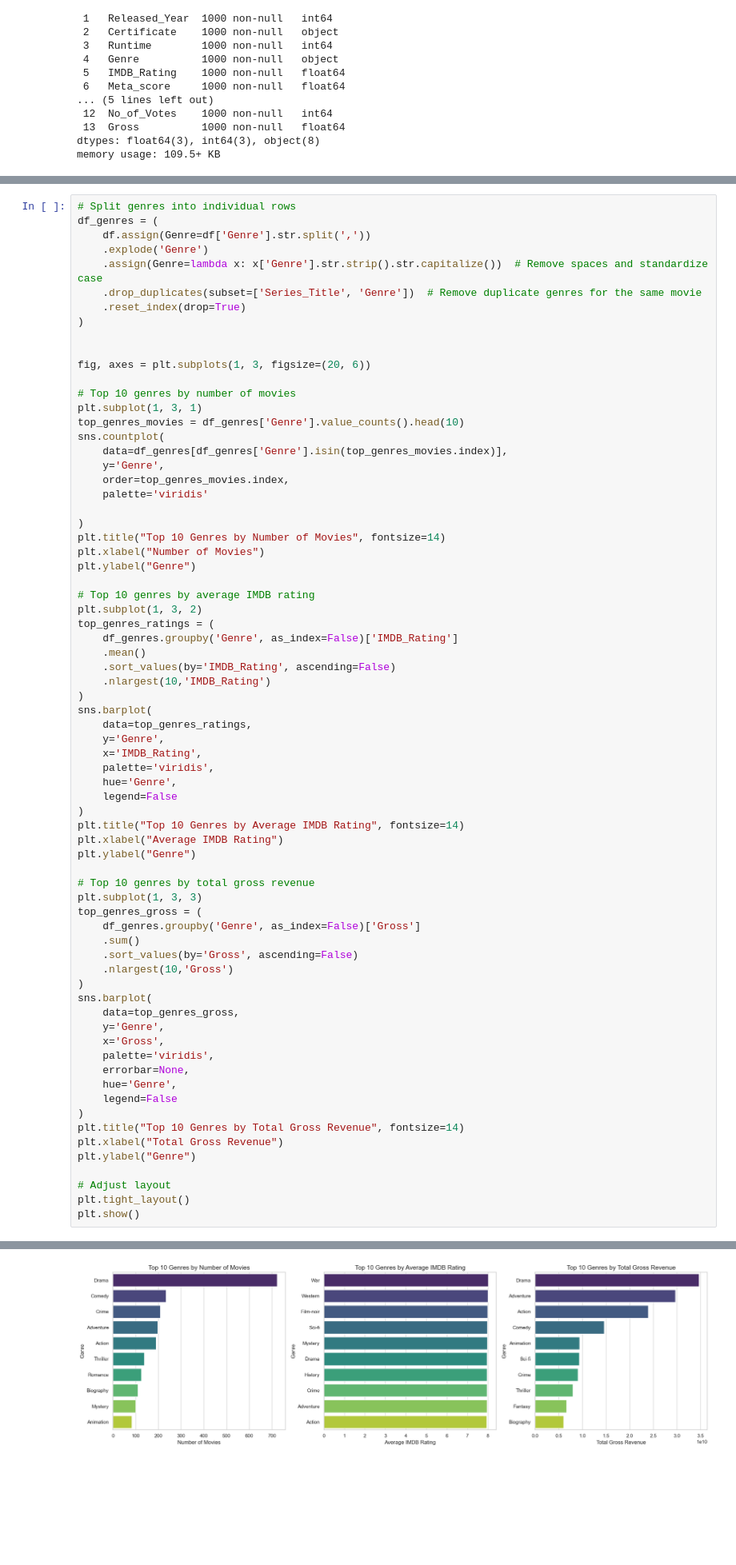
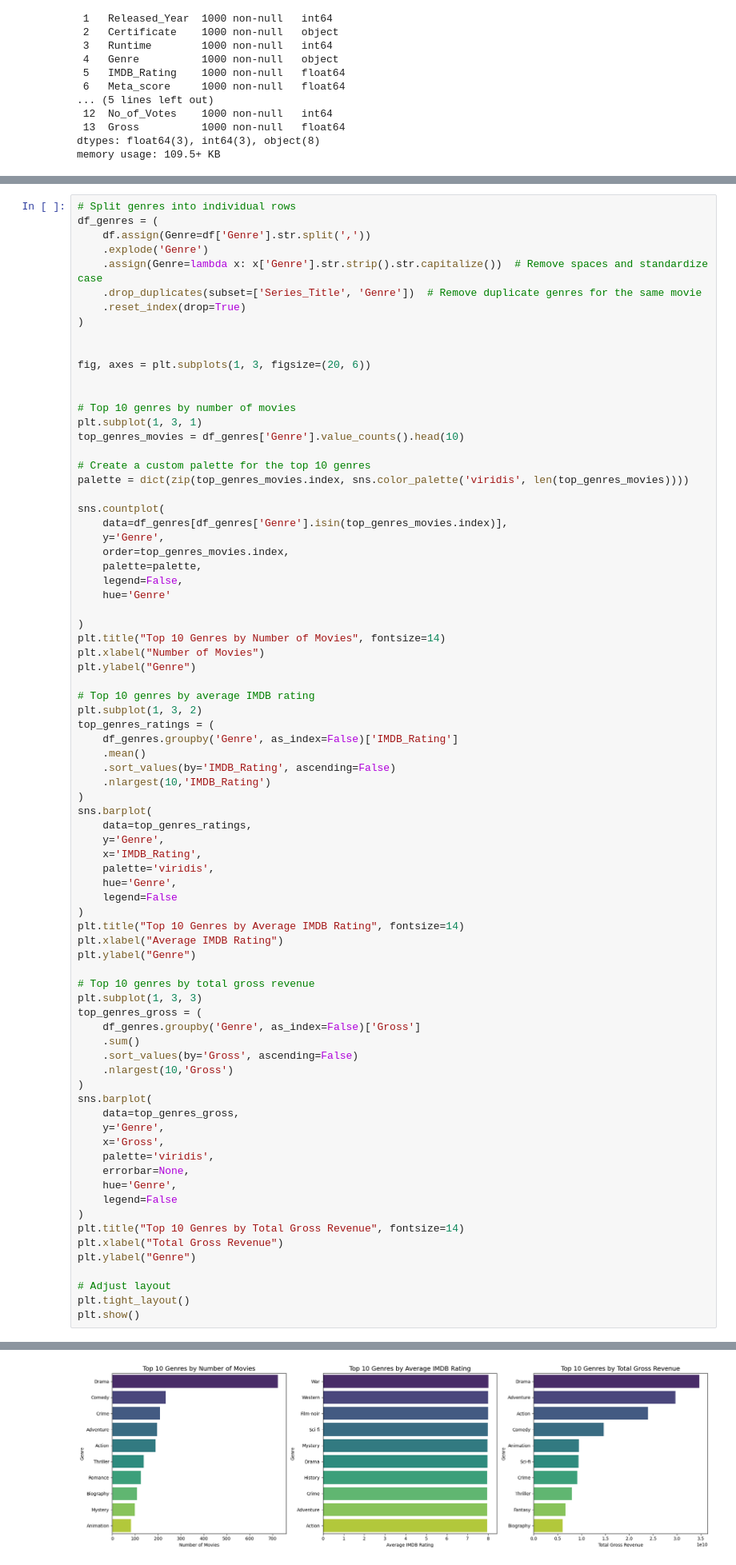
Before and after one commit to G-Bielokozowicz/IMBD-Top-1000-Analysis, a Jupyter notebook: main.ipynb, the cells around one changed output, grey strips where cells are left out. Shown at 80% size. Saved outputs shown, nothing was run; the diff lists cells and outputs as text; blank space fills up the shorter version.

```diff
--- a/main.ipynb
+++ b/main.ipynb
@@ -318,14 +319,21 @@ df_genres = (
 
 fig, axes = plt.subplots(1, 3, figsize=(20, 6))
 
+
 # Top 10 genres by number of movies
 plt.subplot(1, 3, 1)
 top_genres_movies = df_genres['Genre'].value_counts().head(10)
+
+# Create a custom palette for the top 10 genres
+palette = dict(zip(top_genres_movies.index, sns.color_palette('viridis', len(top_genres_movies))))
+
 sns.countplot(
     data=df_genres[df_genres['Genre'].isin(top_genres_movies.index)],
     y='Genre',
     order=top_genres_movies.index,
-    palette='viridis'
+    palette=palette,
+    legend=False,
+    hue='Genre'
 
 )
 plt.title("Top 10 Genres by Number of Movies", fontsize=14)
@@ -383,4 +388,4 @@ Passing `palette` without assigning `hue` is deprecated and will be removed in v
-[figure, old version]
+[figure, new version]
 # %%
 
 fig, axes = plt.subplots(1, 2, figsize=(20, 6))
```
Also changed, not shown: parts of 5 cells of this notebook.
